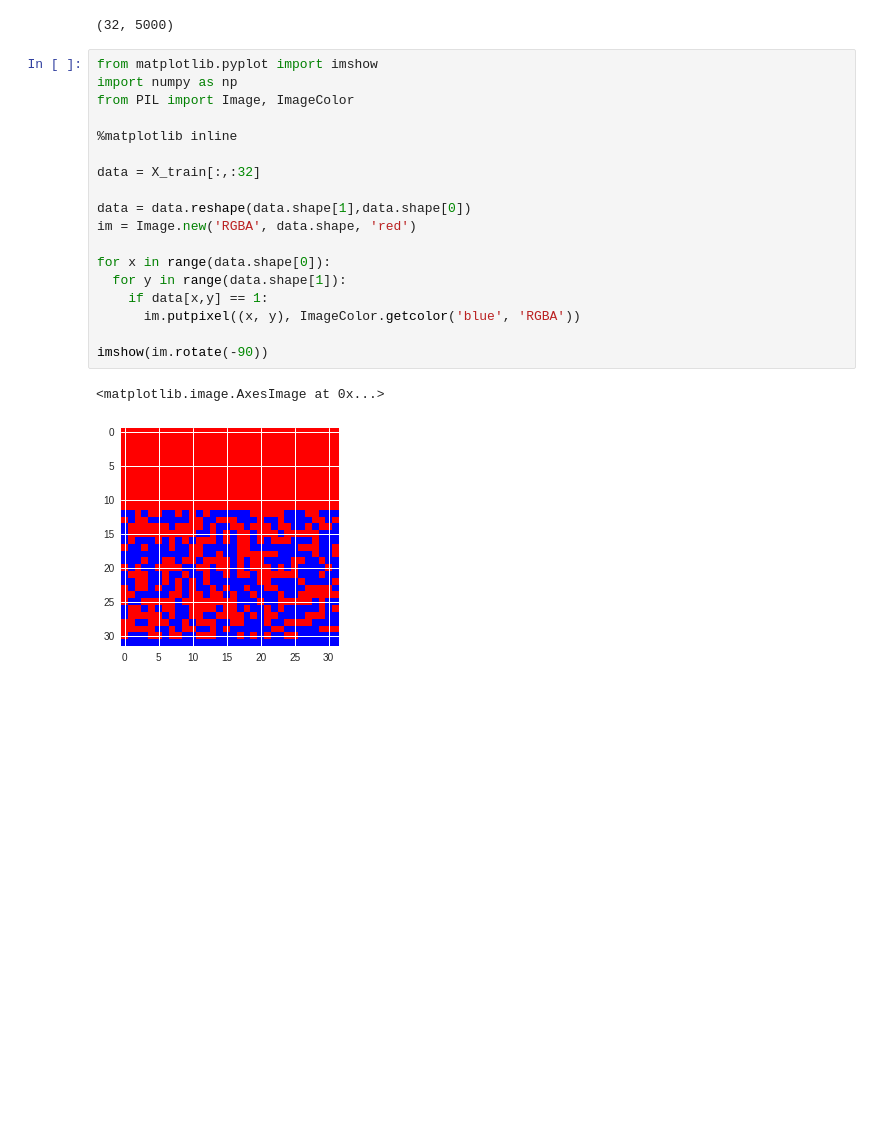
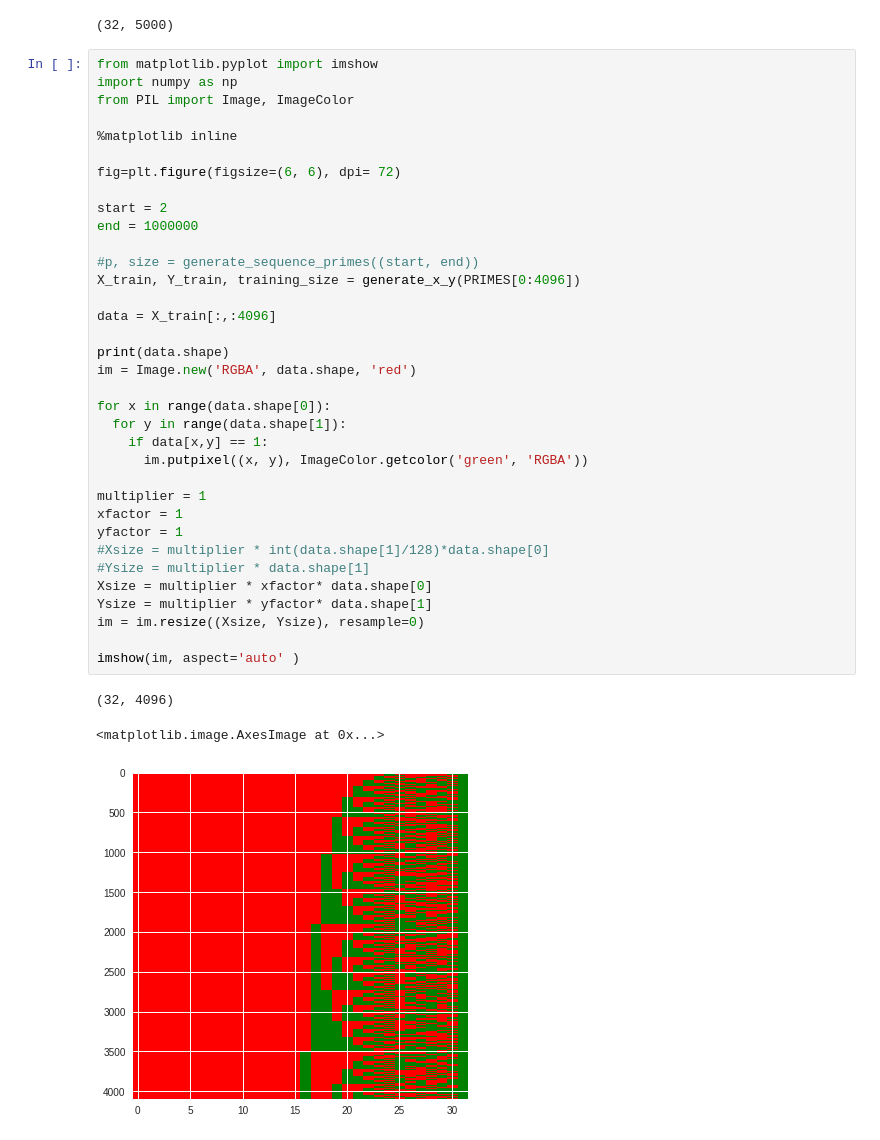
Before and after one commit to yepuv1/primality, a Jupyter notebook: Prime_numbers.ipynb, the cells around one changed output. Cells and saved outputs as stored; diff of their text form; blank space fills up the shorter version.

```diff
--- a/Prime_numbers.ipynb
+++ b/Prime_numbers.ipynb
@@ -576,21 +576,39 @@ X_train.shape
 # %%
 from matplotlib.pyplot import imshow
 import numpy as np
 from PIL import Image, ImageColor
 
 %matplotlib inline
 
-data = X_train[:,:32]
+fig=plt.figure(figsize=(6, 6), dpi= 72)
 
-data = data.reshape(data.shape[1],data.shape[0])
+start = 2
+end = 1000000
+
+#p, size = generate_sequence_primes((start, end))
+X_train, Y_train, training_size = generate_x_y(PRIMES[0:4096])
+
+data = X_train[:,:4096]
+
+print(data.shape)
 im = Image.new('RGBA', data.shape, 'red')
 
 for x in range(data.shape[0]):
   for y in range(data.shape[1]):
     if data[x,y] == 1:
-      im.putpixel((x, y), ImageColor.getcolor('blue', 'RGBA'))
+      im.putpixel((x, y), ImageColor.getcolor('green', 'RGBA'))
 
-imshow(im.rotate(-90))
+multiplier = 1
+xfactor = 1
+yfactor = 1
+#Xsize = multiplier * int(data.shape[1]/128)*data.shape[0]
+#Ysize = multiplier * data.shape[1]
+Xsize = multiplier * xfactor* data.shape[0]
+Ysize = multiplier * yfactor* data.shape[1]
+im = im.resize((Xsize, Ysize), resample=0)
+
+imshow(im, aspect='auto' )
 # %% [output]
-<matplotlib.image.AxesImage at 0x...>
+(32, 4096)
+<matplotlib.image.AxesImage at 0x...>
-[figure, old version]
+[figure, new version]
```
